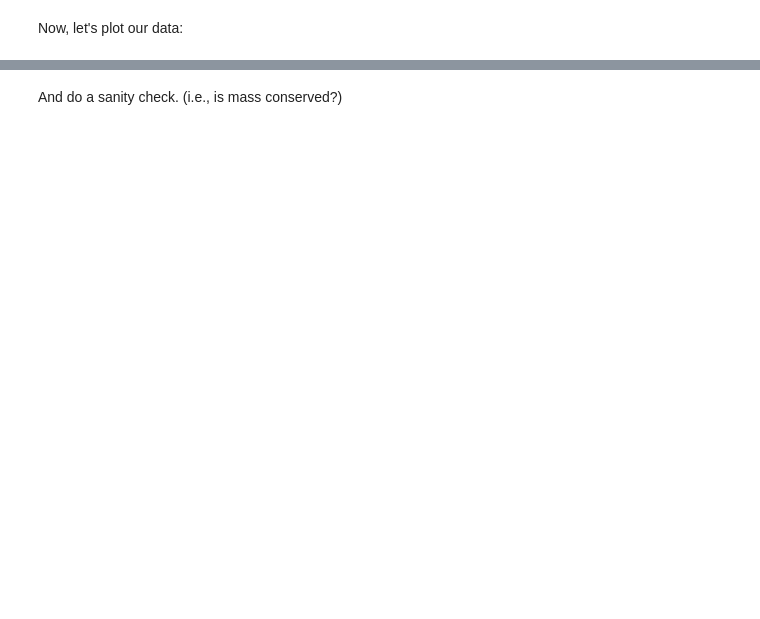
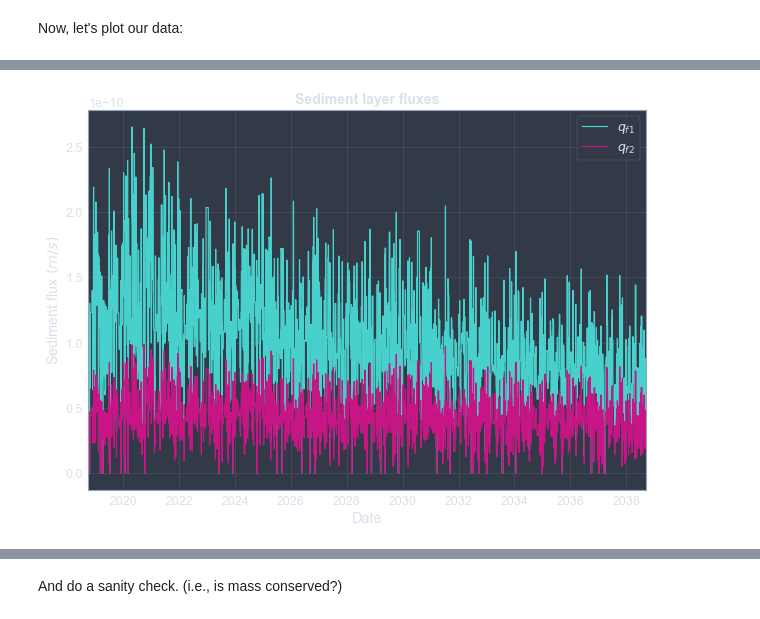
Before and after one commit to adalvis/roads_lumped_model, a Jupyter notebook: lumpedModel/lumpedModel_20191024.ipynb, the cells around one changed output, grey strips where cells are left out. Cells and saved outputs as stored; diff of their text form; code cells hidden in the pictures; blank space fills up the shorter version.

```diff
--- a/lumpedModel/lumpedModel_20191024.ipynb
+++ b/lumpedModel/lumpedModel_20191024.ipynb
@@ -355,0 +357,13 @@ plt.show()
+# %%
+fig10, ax10 = plt.subplots(figsize=(10,7))
+df4.plot(y='qf1', ax=ax10, color = 'mediumturquoise', legend=False, label=r'$q_{f1}$')
+df4.plot(y='qf2', ax=ax10, color = 'mediumvioletred', legend=False, label=r'$q_{f2}$')
+
+ax10.set_ylabel(r'Sediment flux $(m/s)$')
+ax10.set_xlabel('Date')
+fig10.legend(loc="upper right", bbox_to_anchor=(1,1), bbox_transform=ax10.transAxes)
+
+plt.title('Sediment layer fluxes', fontweight='bold', fontsize=14)
+plt.show()
+# %% [output]
+[figure, added]
```
Also changed, not shown: parts of 14 cells of this notebook.
